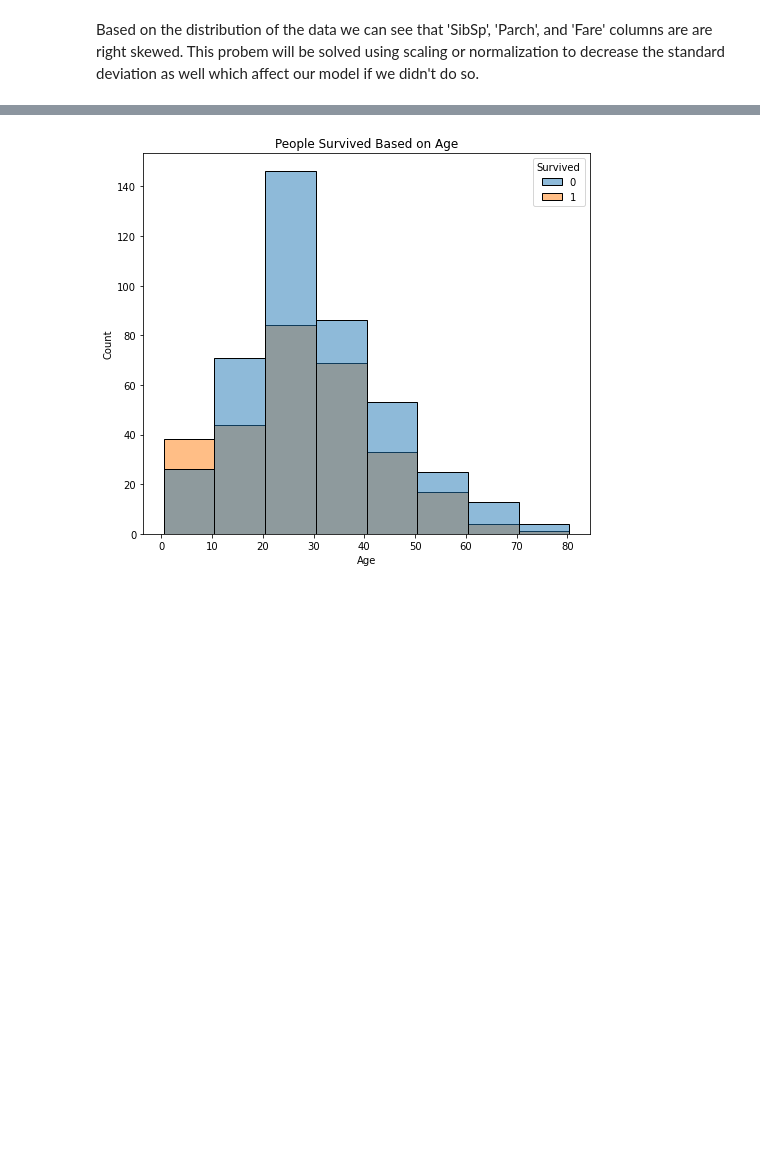
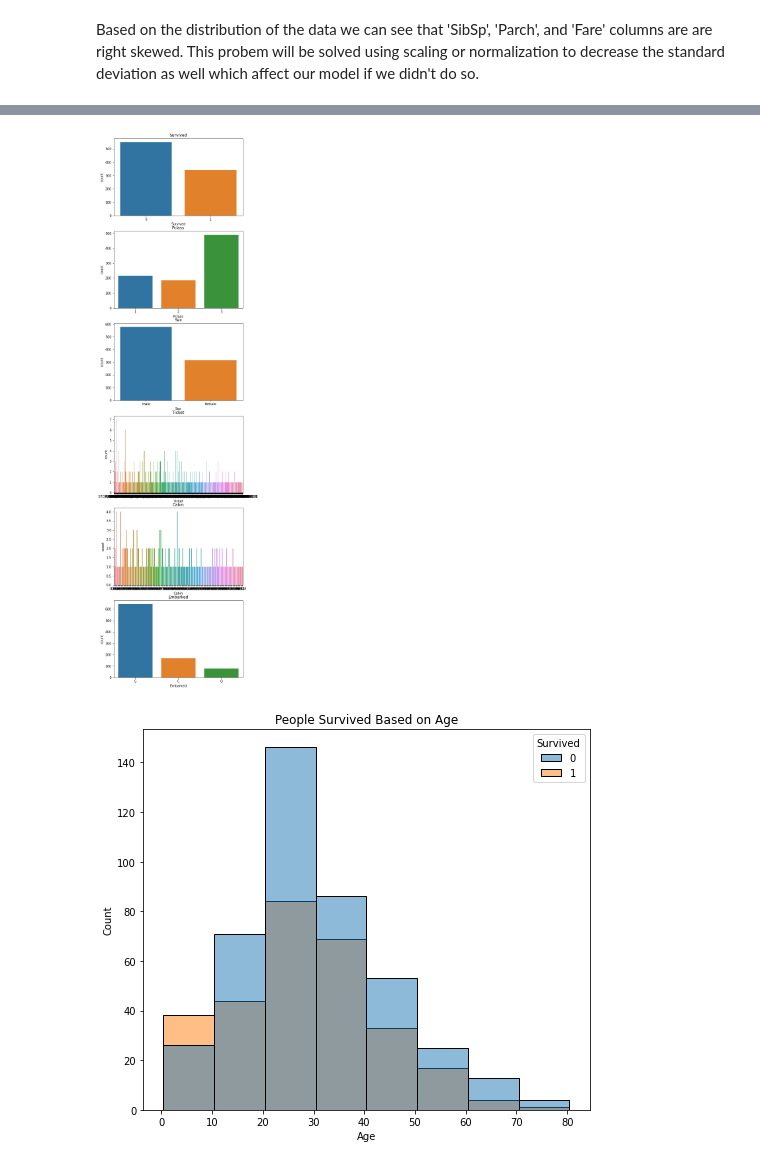
Before and after one commit to marcellinus-witarsah/dataScienceMiniProjects, a Jupyter notebook: TitanicSurvivalModel/Titanic Third.ipynb, the cells around one changed output, grey strips where cells are left out. Saved outputs shown, nothing was run; the diff lists cells and outputs as text; code cells hidden in the pictures; blank space fills up the shorter version.

```diff
--- a/TitanicSurvivalModel/Titanic Third.ipynb
+++ b/TitanicSurvivalModel/Titanic Third.ipynb
@@ -97,3 +144,12 @@ Based on the distribution of the data we can see that 'SibSp', 'Parch', and 'Far
+# %%
+fig, ax = plt.subplots(nrows=len(titanic_train_cat), figsize=[7, len(titanic_train_cat)*5])
+
+for i, col in enumerate(titanic_train_cat):
+    sns.countplot(titanic_train[col], linewidth=0, ax=ax[i])
+    ax[i].set_title(col)
+plt.show()
+# %% [output]
+[figure, added]
 # %%
 plt.figure(figsize=[8,7])
 plt.title('People Survived Based on Age')
```
Also changed, not shown: parts of 29 cells of this notebook.
